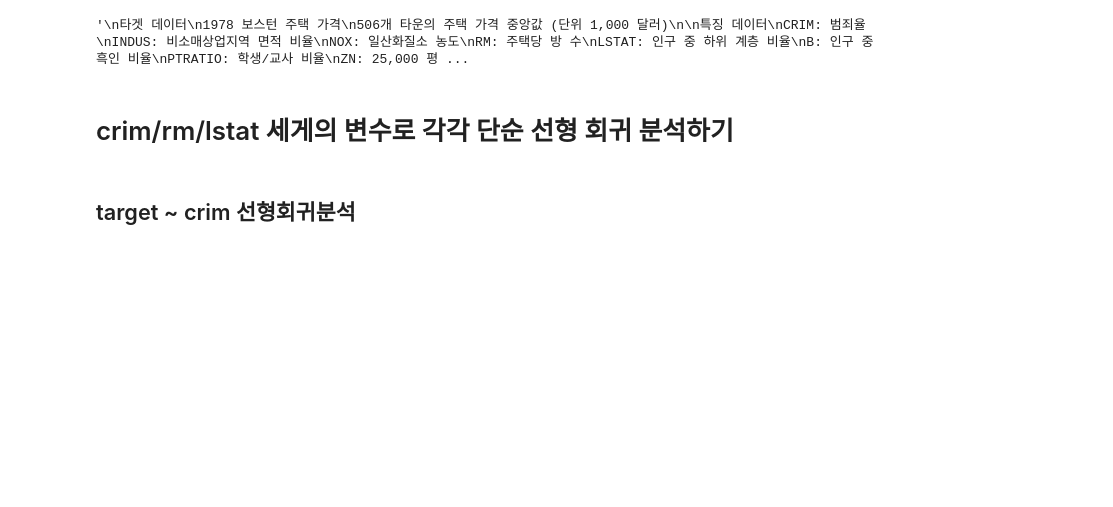
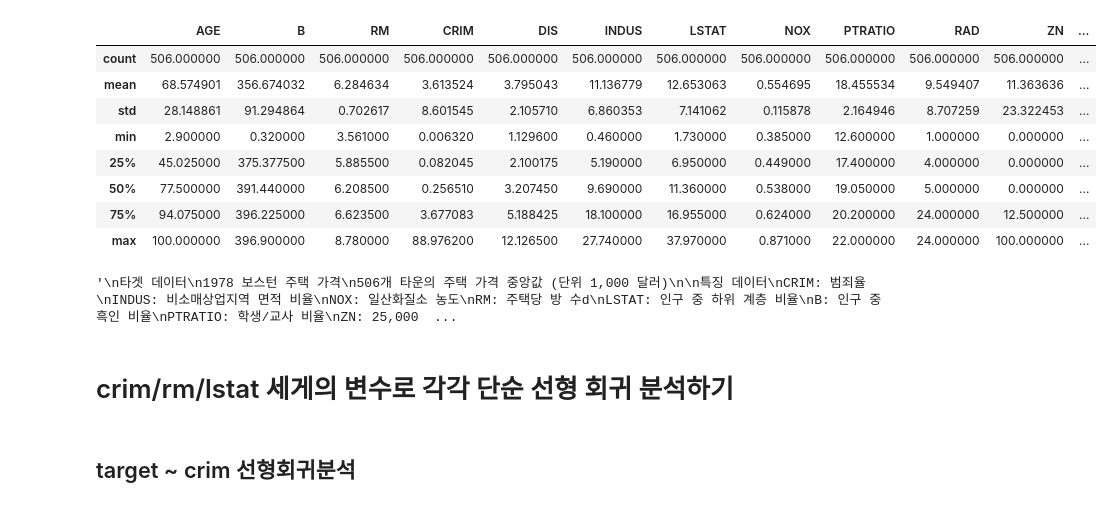
Before and after one commit to 2nchanter/Machine_Learning, a Jupyter notebook: Fast_ML/Part2_머신러닝의 시작/1_Jupyter Notebook/1. 단순선형회귀분석 실습 - 단순선형회귀 적합 및 해석_Before.ipynb, the cells around one changed output. Saved outputs shown, nothing was run; the diff lists cells and outputs as text; code cells hidden in the pictures; blank space fills up the shorter version.

```diff
--- a/Fast_ML/Part2_머신러닝의 시작/1_Jupyter Notebook/1. 단순선형회귀분석 실습 - 단순선형회귀 적합 및 해석_Before.ipynb
+++ b/Fast_ML/Part2_머신러닝의 시작/1_Jupyter Notebook/1. 단순선형회귀분석 실습 - 단순선형회귀 적합 및 해석_Before.ipynb
@@ -16,5 +26,20 @@ boston = pd.read_csv ("./data/Boston_house.csv")
+# %%
+# target 제외한 데이터만 뽑기
+# 데이터를 불러올 시에는 잘 불러졌는지 Head로 확인해주자
+boston_data = boston.drop(['Target'],axis=1)
 # %%
 # data 통계 뽑아보기
+boston_data.describe()
+# %% [output]
+|  | AGE | B | RM | CRIM | DIS | INDUS | LSTAT | NOX | PTRATIO | RAD | ZN | ... |
+| count | 506.000000 | 506.000000 | 506.000000 | 506.000000 | 506.000000 | 506.000000 | 506.000000 | 506.000000 | 506.000000 | 506.000000 | 506.000000 | ... |
+| mean | 68.574901 | 356.674032 | 6.284634 | 3.613524 | 3.795043 | 11.136779 | 12.653063 | 0.554695 | 18.455534 | 9.549407 | 11.363636 | ... |
+| std | 28.148861 | 91.294864 | 0.702617 | 8.601545 | 2.105710 | 6.860353 | 7.141062 | 0.115878 | 2.164946 | 8.707259 | 23.322453 | ... |
+| min | 2.900000 | 0.320000 | 3.561000 | 0.006320 | 1.129600 | 0.460000 | 1.730000 | 0.385000 | 12.600000 | 1.000000 | 0.000000 | ... |
+| 25% | 45.025000 | 375.377500 | 5.885500 | 0.082045 | 2.100175 | 5.190000 | 6.950000 | 0.449000 | 17.400000 | 4.000000 | 0.000000 | ... |
+| 50% | 77.500000 | 391.440000 | 6.208500 | 0.256510 | 3.207450 | 9.690000 | 11.360000 | 0.538000 | 19.050000 | 5.000000 | 0.000000 | ... |
+| 75% | 94.075000 | 396.225000 | 6.623500 | 3.677083 | 5.188425 | 18.100000 | 16.955000 | 0.624000 | 20.200000 | 24.000000 | 12.500000 | ... |
+| max | 100.000000 | 396.900000 | 8.780000 | 88.976200 | 12.126500 | 27.740000 | 37.970000 | 0.871000 | 22.000000 | 24.000000 | 100.000000 | ... |
 # %%
 '''
 타겟 데이터
@@ -25,7 +50,7 @@ boston = pd.read_csv ("./data/Boston_house.csv")
 CRIM: 범죄율
 INDUS: 비소매상업지역 면적 비율
 NOX: 일산화질소 농도
-RM: 주택당 방 수
+RM: 주택당 방 수d
 LSTAT: 인구 중 하위 계층 비율
 B: 인구 중 흑인 비율
 PTRATIO: 학생/교사 비율
@@ -34,9 +59,10 @@ CHAS: 찰스강의 경계에 위치한 경우는 1, 아니면 0
 AGE: 1940년 이전에 건축된 주택의 비율
 RAD: 방사형 고속도로까지의 거리
 DIS: 직업센터의 거리
-TAX: 재산세율'''
+TAX: 재산세율
+'''
 # %% [output]
-'\n타겟 데이터\n1978 보스턴 주택 가격\n506개 타운의 주택 가격 중앙값 (단위 1,000 달러)\n\n특징 데이터\nCRIM: 범죄율\nINDUS: 비소매상업지역 면적 비율\nNOX: 일산화질소 농도\nRM: 주택당 방 수\nLSTAT: 인구 중 하위 계층 비율\nB: 인구 중 흑인 비율\nPTRATIO: 학생/교사 비율\nZN: 25,000 평 ...
+'\n타겟 데이터\n1978 보스턴 주택 가격\n506개 타운의 주택 가격 중앙값 (단위 1,000 달러)\n\n특징 데이터\nCRIM: 범죄율\nINDUS: 비소매상업지역 면적 비율\nNOX: 일산화질소 농도\nRM: 주택당 방 수d\nLSTAT: 인구 중 하위 계층 비율\nB: 인구 중 흑인 비율\nPTRATIO: 학생/교사 비율\nZN: 25,000  ...
 # %% [markdown]
 # crim/rm/lstat 세게의 변수로 각각 단순 선형 회귀 분석하기
 # %%
```
Also changed, not shown: parts of 7 cells of this notebook, 4 other files.
